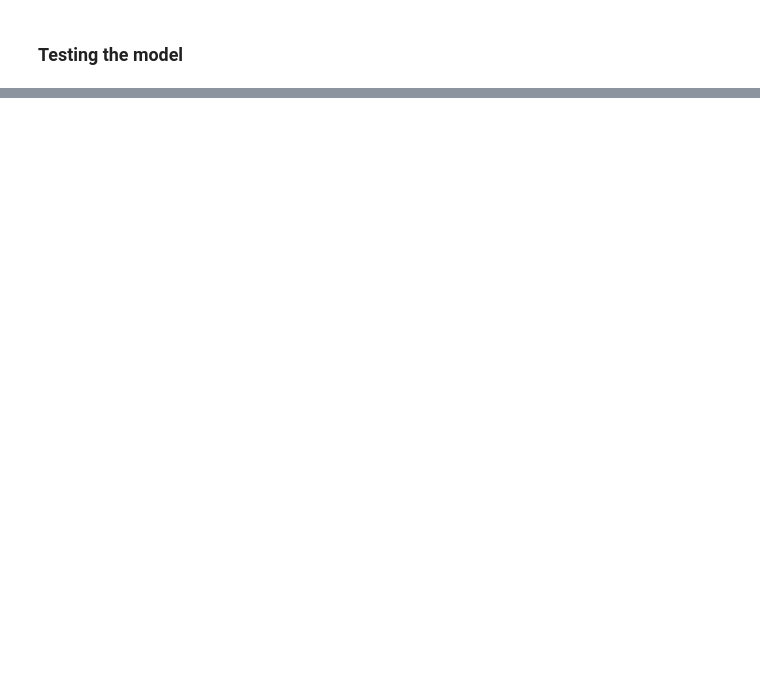
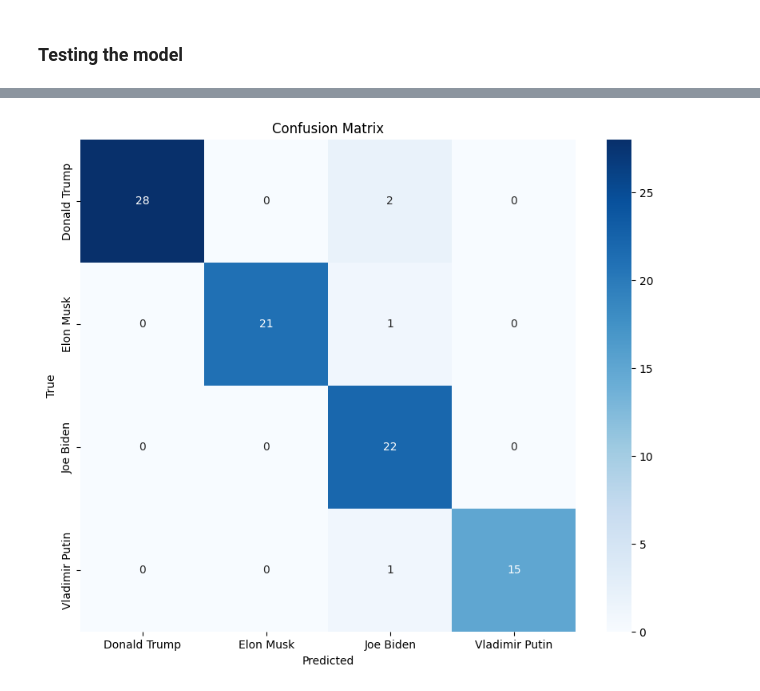
Before and after one commit to tunank/Political-Figure-classification, a Jupyter notebook: model/deep_learning_classification.ipynb, the cells around one changed output, grey strips where cells are left out. Drawn from its saved outputs; the diff is of its cells as text; code cells hidden in the pictures; blank space fills up the shorter version.

```diff
--- a/model/deep_learning_classification.ipynb
+++ b/model/deep_learning_classification.ipynb
@@ -352,0 +390,31 @@ Predicted: Justin Trudeau (Confidence: 71.14%)
+# %%
+# Final evaluation on validation set
+model.eval()
+all_preds = []
+all_labels = []
+all_probs = []
+class_correct = list(0. for i in range(num_classes))
+class_total = list(0. for i in range(num_classes))
+
+with torch.no_grad():
+    for images, labels in val_loader:
+        outputs = model(images)
+        probs = torch.nn.functional.softmax(outputs, dim=1)
+        _, preds = torch.max(outputs, 1)
+
+        all_preds.extend(preds.cpu().numpy())
+        all_labels.extend(labels.cpu().numpy())
+        all_probs.extend(probs.cpu().numpy())
+
+        # Calculate per-class accuracy
+        correct = (preds == labels).squeeze()
+        for i in range(len(labels)):
+            label = labels[i]
+            class_correct[label] += correct[i].item()
+            class_total[label] += 1
+# %%
+from sklearn.metrics import confusion_matrix
+
+# Calculate final metrics
+final_accuracy = accuracy_score(all_labels, all_preds)
+conf_matrix = confusion_matrix(all_labels, all_preds)
@@ -352,0 +465,15 @@ Predicted: Justin Trudeau (Confidence: 71.14%)
+# %%
+import matplotlib.pyplot as plt
+import seaborn as sns
+
+# Plot confusion matrix
+plt.figure(figsize=(10, 8))
+sns.heatmap(conf_matrix, annot=True, fmt='d', cmap='Blues',
+            xticklabels=train_face_dataset.people,
+            yticklabels=train_face_dataset.people)
+plt.xlabel('Predicted')
+plt.ylabel('True')
+plt.title('Confusion Matrix')
+plt.show()
+# %% [output]
+[figure, added]
```
Also changed, not shown: parts of 29 cells of this notebook.
